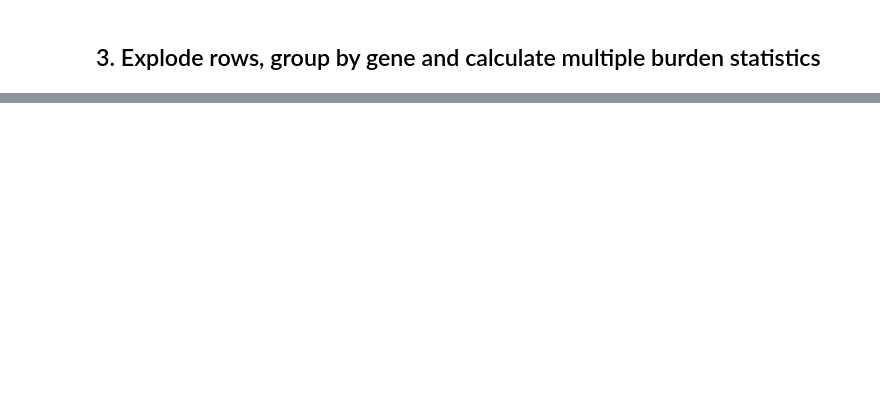
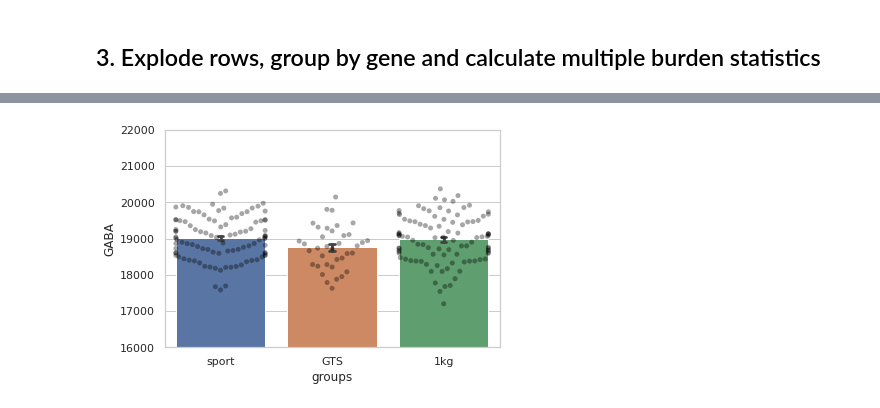
Before and after one commit to ippas/imdik-zekanowski-gts, a Jupyter notebook: analysis/burden-and-family/gts-ii-burden-tests.ipynb, the cells around one changed output, grey strips where cells are left out. Cells and saved outputs as stored; diff of their text form; code cells hidden in the pictures; blank space fills up the shorter version.

```diff
--- a/analysis/burden-and-family/gts-ii-burden-tests.ipynb
+++ b/analysis/burden-and-family/gts-ii-burden-tests.ipynb
@@ -318,3 +294,14 @@ for idx, i in enumerate(list(gene_lists.columns)):
+# %%
+sns.set(style="whitegrid")
+
+ax = sns.barplot(x='groups', y='GABA', data=results_to_plot, capsize=.05, ci=68)
+ax = sns.swarmplot(x='groups', y='GABA', data=results_to_plot, color="0", alpha=.35)
+
+ax.set(ylim=(16000, 22000))
+
+plt.show()
+# %% [output]
+[figure, added]
 # %%
 p_gts_sport = []
 
```
Also changed, not shown: parts of 82 cells of this notebook, 6 other files.
